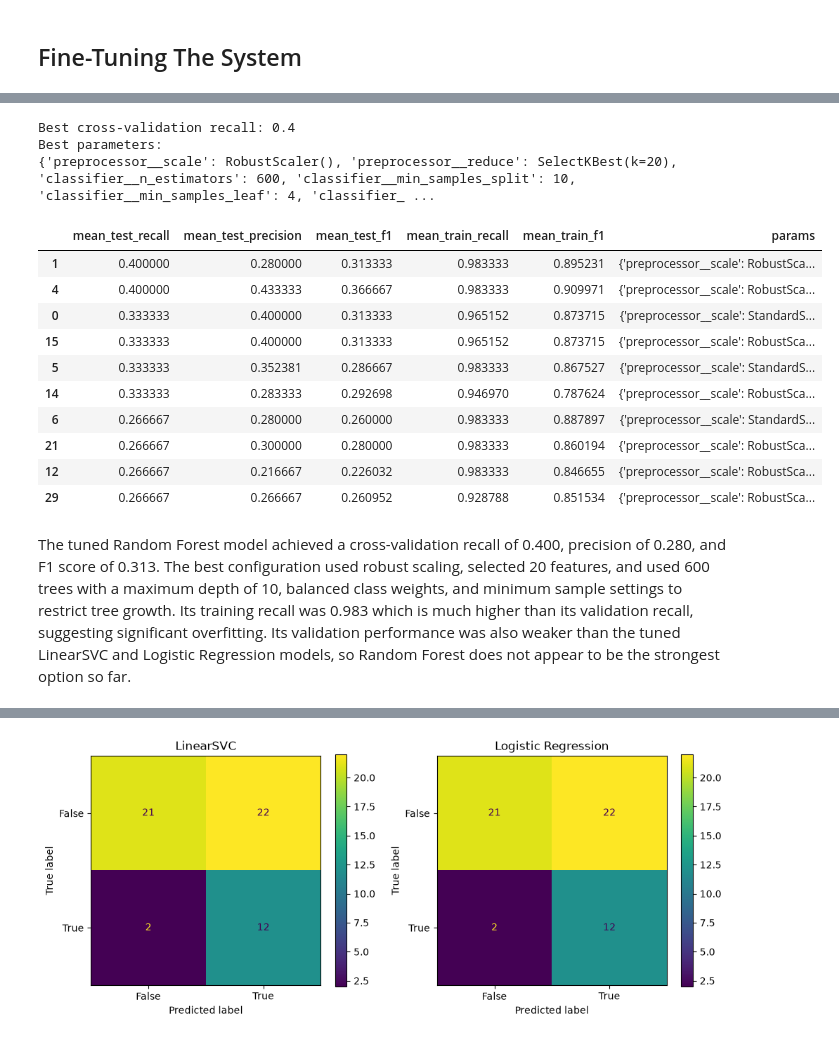
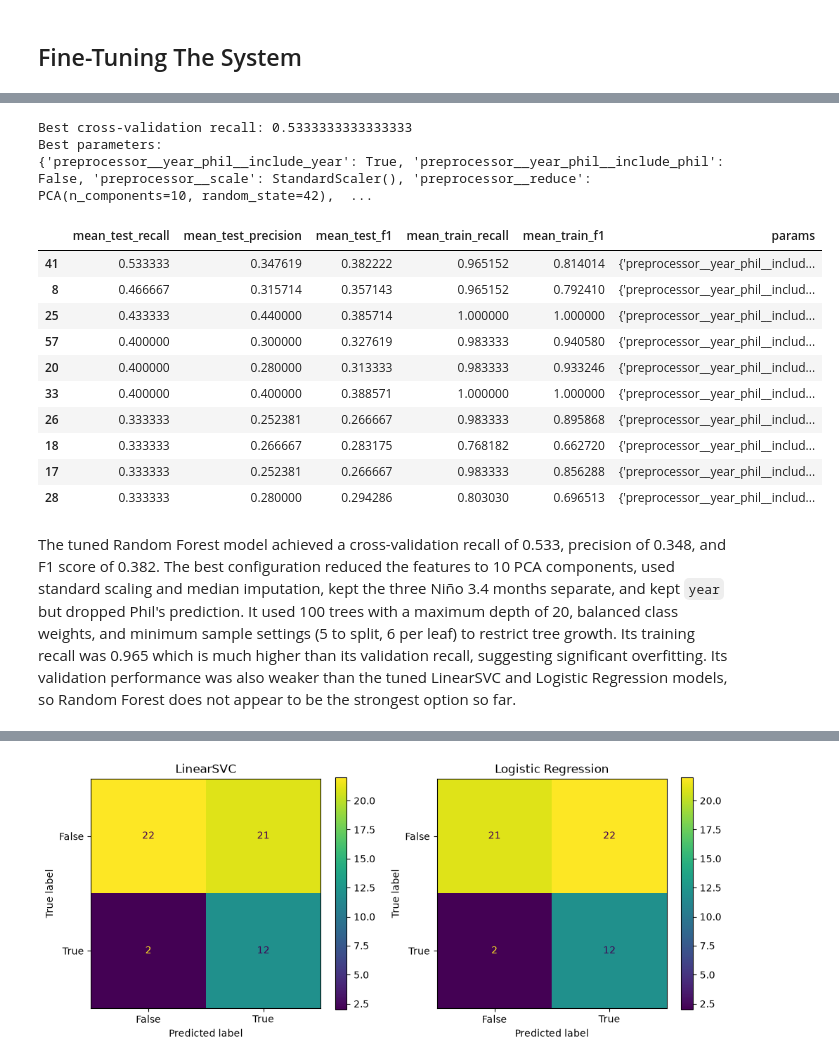
Before and after one commit to moyerc05/Machine-Learning-Project1, a Jupyter notebook: Early Spring - Training.ipynb, the cells around one changed output, grey strips where cells are left out. Saved outputs shown, nothing was run; the diff lists cells and outputs as text; code cells hidden in the pictures.

```diff
--- a/Early Spring - Training.ipynb
+++ b/Early Spring - Training.ipynb
@@ -175,14 +211,7 @@ linear_svc_pipeline = Pipeline([
 ])
 
 linear_svc_params = {
-    "preprocessor__scale": [StandardScaler(), RobustScaler()],
-    "preprocessor__reduce": [
-        "passthrough",
-        SelectKBest(score_func=f_classif, k=10),
-        SelectKBest(score_func=f_classif, k=20),
-        SelectKBest(score_func=f_classif, k=30),
-        SelectKBest(score_func=f_classif, k="all"),
-    ],
+    **preprocessing_params,
     "classifier__C": [0.001, 0.01, 0.1, 1, 10, 100],
     "classifier__class_weight": [None, "balanced"],
     "classifier__loss": ["hinge", "squared_hinge"],
@@ -191,7 +220,7 @@ linear_svc_params = {
 linear_svc_search = RandomizedSearchCV(
     estimator=linear_svc_pipeline,
     param_distributions=linear_svc_params,
-    n_iter=30,
+    n_iter=150,
     scoring=scoring,
     refit="recall",
     cv=cv,
@@ -249,14 +280,7 @@ log_reg_pipeline = Pipeline([
 
 log_reg_params = {
     # Preprocessing hyperparameters
-    "preprocessor__scale": [StandardScaler(), RobustScaler()],
-    "preprocessor__reduce": [
-        "passthrough",
-        SelectKBest(score_func=f_classif, k=10),
-        SelectKBest(score_func=f_classif, k=20),
-        SelectKBest(score_func=f_classif, k=30),
-        SelectKBest(score_func=f_classif, k="all"),
-    ],
+    **preprocessing_params,
 
     # Logistic Regression hyperparameters
     "classifier__C": [0.001, 0.01, 0.1, 1, 10, 100],
@@ -267,7 +291,7 @@ log_reg_params = {
 log_reg_search = RandomizedSearchCV(
     estimator=log_reg_pipeline,
     param_distributions=log_reg_params,
-    n_iter=30,
+    n_iter=150,
     scoring=scoring,
     refit="recall",
     cv=cv,
@@ -327,14 +351,7 @@ random_forest_pipeline = Pipeline([
 
 random_forest_params = {
     # Preprocessing hyperparameters
-    "preprocessor__scale": [StandardScaler(), RobustScaler()],
-    "preprocessor__reduce": [
-        "passthrough",
-        SelectKBest(score_func=f_classif, k=10),
-        SelectKBest(score_func=f_classif, k=20),
-        SelectKBest(score_func=f_classif, k=30),
-        SelectKBest(score_func=f_classif, k="all"),
-    ],
+    **preprocessing_params,
 
     # Random Forest hyperparameters
     "classifier__n_estimators": [100, 200, 400, 600],
@@ -348,7 +365,7 @@ random_forest_params = {
 random_forest_search = RandomizedSearchCV(
     estimator=random_forest_pipeline,
     param_distributions=random_forest_params,
-    n_iter=30,
+    n_iter=60,
     scoring=scoring,
     refit="recall",
     cv=cv,
@@ -357,47 +374,47 @@ random_forest_search = RandomizedSearchCV(
     n_jobs=-1,
     error_score="raise",
 )
 
 random_forest_search.fit(X_train_raw, y_train)
 
 print("Best cross-validation recall:", random_forest_search.best_score_)
 print("Best parameters:")
 print(random_forest_search.best_params_)
 
 random_forest_results = (
     pd.DataFrame(random_forest_search.cv_results_)
     .sort_values("rank_test_recall")
 )
 
 display(
     random_forest_results[
         [
             "mean_test_recall",
             "mean_test_precision",
             "mean_test_f1",
             "mean_train_recall",
             "mean_train_f1",
             "params",
         ]
     ].head(10)
 )
 # %% [output]
-Best cross-validation recall: 0.4
+Best cross-validation recall: 0.5333333333333333
 Best parameters:
-{'preprocessor__scale': RobustScaler(), 'preprocessor__reduce': SelectKBest(k=20), 'classifier__n_estimators': 600, 'classifier__min_samples_split': 10, 'classifier__min_samples_leaf': 4, 'classifier_ ...
+{'preprocessor__year_phil__include_year': True, 'preprocessor__year_phil__include_phil': False, 'preprocessor__scale': StandardScaler(), 'preprocessor__reduce': PCA(n_components=10, random_state=42),  ...
 |  | mean_test_recall | mean_test_precision | mean_test_f1 | mean_train_recall | mean_train_f1 | params |
-| 1 | 0.400000 | 0.280000 | 0.313333 | 0.983333 | 0.895231 | {'preprocessor__scale': RobustSca... |
-| 4 | 0.400000 | 0.433333 | 0.366667 | 0.983333 | 0.909971 | {'preprocessor__scale': RobustSca... |
-| 0 | 0.333333 | 0.400000 | 0.313333 | 0.965152 | 0.873715 | {'preprocessor__scale': StandardS... |
-| 15 | 0.333333 | 0.400000 | 0.313333 | 0.965152 | 0.873715 | {'preprocessor__scale': RobustSca... |
-| 5 | 0.333333 | 0.352381 | 0.286667 | 0.983333 | 0.867527 | {'preprocessor__scale': StandardS... |
-| 14 | 0.333333 | 0.283333 | 0.292698 | 0.946970 | 0.787624 | {'preprocessor__scale': RobustSca... |
-| 6 | 0.266667 | 0.280000 | 0.260000 | 0.983333 | 0.887897 | {'preprocessor__scale': StandardS... |
-| 21 | 0.266667 | 0.300000 | 0.280000 | 0.983333 | 0.860194 | {'preprocessor__scale': RobustSca... |
-| 12 | 0.266667 | 0.216667 | 0.226032 | 0.983333 | 0.846655 | {'preprocessor__scale': RobustSca... |
-| 29 | 0.266667 | 0.266667 | 0.260952 | 0.928788 | 0.851534 | {'preprocessor__scale': RobustSca... |
+| 41 | 0.533333 | 0.347619 | 0.382222 | 0.965152 | 0.814014 | {'preprocessor__year_phil__includ... |
+| 8 | 0.466667 | 0.315714 | 0.357143 | 0.965152 | 0.792410 | {'preprocessor__year_phil__includ... |
+| 25 | 0.433333 | 0.440000 | 0.385714 | 1.000000 | 1.000000 | {'preprocessor__year_phil__includ... |
+| 57 | 0.400000 | 0.300000 | 0.327619 | 0.983333 | 0.940580 | {'preprocessor__year_phil__includ... |
+| 20 | 0.400000 | 0.280000 | 0.313333 | 0.983333 | 0.933246 | {'preprocessor__year_phil__includ... |
+| 33 | 0.400000 | 0.400000 | 0.388571 | 1.000000 | 1.000000 | {'preprocessor__year_phil__includ... |
+| 26 | 0.333333 | 0.252381 | 0.266667 | 0.983333 | 0.895868 | {'preprocessor__year_phil__includ... |
+| 18 | 0.333333 | 0.266667 | 0.283175 | 0.768182 | 0.662720 | {'preprocessor__year_phil__includ... |
+| 17 | 0.333333 | 0.252381 | 0.266667 | 0.983333 | 0.856288 | {'preprocessor__year_phil__includ... |
+| 28 | 0.333333 | 0.280000 | 0.294286 | 0.803030 | 0.696513 | {'preprocessor__year_phil__includ... |
 # %% [markdown]
-The tuned Random Forest model achieved a cross-validation recall of 0.400, precision of 0.280, and F1 score of 0.313. The best configuration used robust scaling, selected 20 features, and used 600 trees with a maximum depth of 10, balanced class weights, and minimum sample settings to restrict tree growth. Its training recall was 0.983 which is much higher than its validation recall, suggesting significant overfitting. Its validation performance was also weaker than the tuned LinearSVC and Logistic Regression models, so Random Forest does not appear to be the strongest option so far.
+The tuned Random Forest model achieved a cross-validation recall of 0.533, precision of 0.348, and F1 score of 0.382. The best configuration reduced the features to 10 PCA components, used standard scaling and median imputation, kept the three Niño 3.4 months separate, and kept `year` but dropped Phil's prediction. It used 100 trees with a maximum depth of 20, balanced class weights, and minimum sample settings (5 to split, 6 per leaf) to restrict tree growth. Its training recall was 0.965 which is much higher than its validation recall, suggesting significant overfitting. Its validation performance was also weaker than the tuned LinearSVC and Logistic Regression models, so Random Forest does not appear to be the strongest option so far.
 # %%
 gradient_boosting_pipeline = Pipeline([
     ("preprocessor", build_preprocessor()),
```
Also changed, not shown: parts of 15 cells of this notebook, 2 other files.
